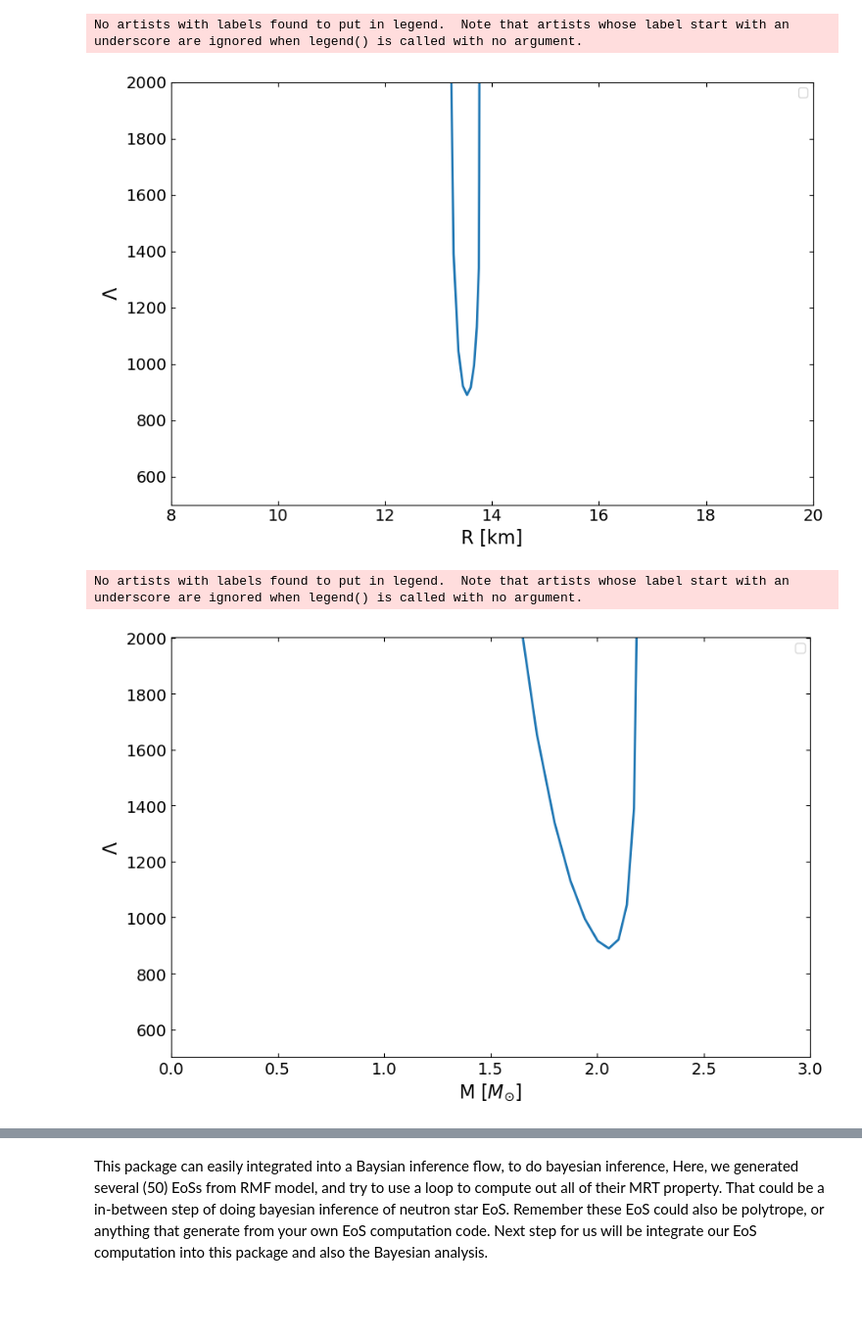
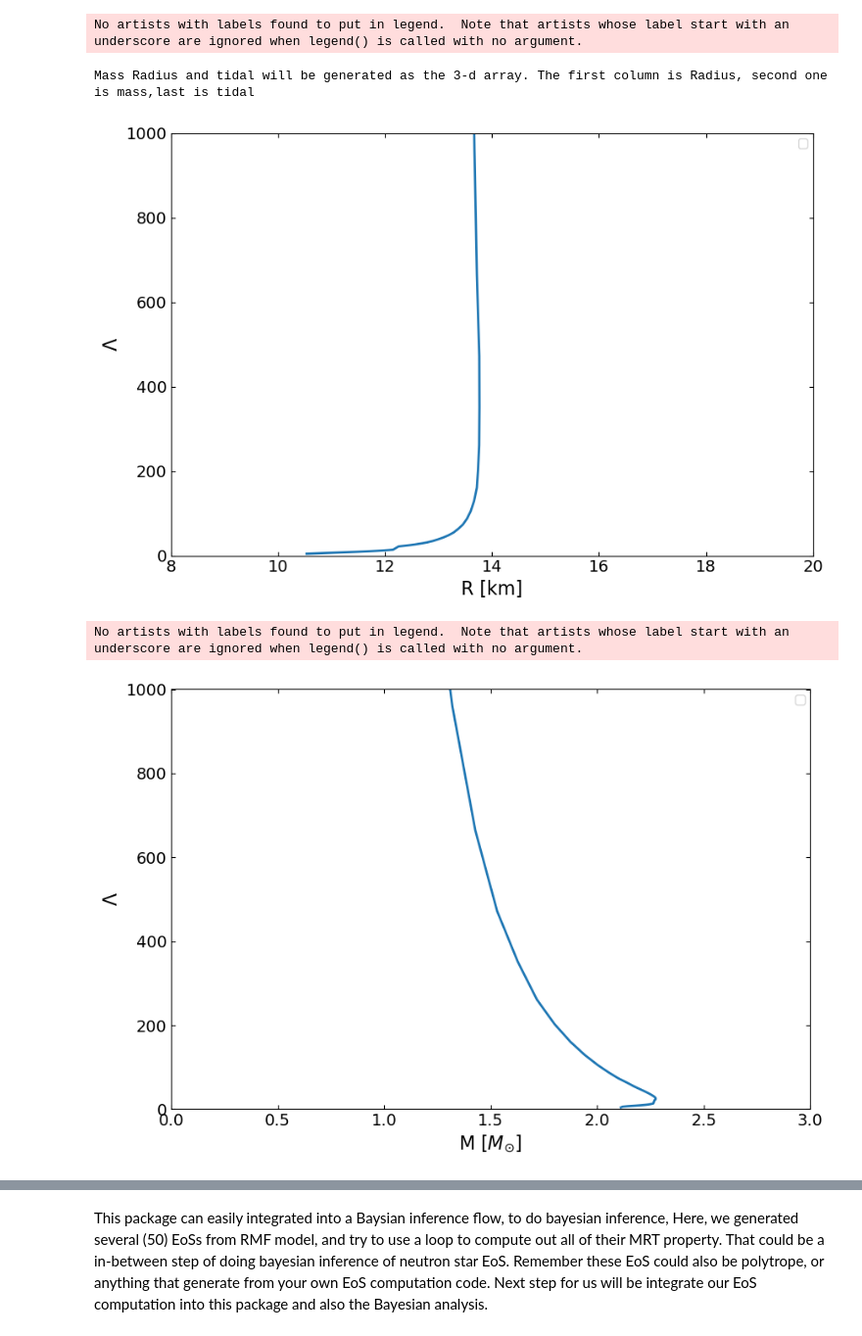
Before and after one commit to ChunHuangPhy/CompactOject, a Jupyter notebook: Test Case/test_script.ipynb, the cells around one changed output, grey strips where cells are left out. Shown at 98% size. Drawn from its saved outputs; the diff is of its cells as text; code cells hidden in the pictures; blank space fills up the shorter version.

Commit message:
make the plot for illustration

```diff
--- a/Test Case/test_script.ipynb
+++ b/Test Case/test_script.ipynb
@@ -48,21 +31,16 @@ Mass Radius file will be generated and stored as MassRadius.csv, and the 2-d arr
 [figure]
 # %%
+# try solve tidal property
+MRT = main.OutputMRT("Test_EOS.csv").T
 # Plot the Radius and Tidal curve
+
 fig, ax = plt.subplots(1,1, figsize=(9,6))
-tidal = []
-mass = []
-radius = []
-for i in range(len(MRT[1])):
-    if MRT[2][i] < 0:
-        tidal.append(numpy.abs(MRT[2][i]))
-        mass.append(MRT[1][i])
-        radius.append(MRT[0][i])
 
-ax.plot(radius, tidal,lw=2)
+ax.plot(MRT[0], MRT[2],lw=2)
 ax.set_ylabel(r'$\Lambda$', fontsize=16)
 ax.set_xlabel('R [km]', fontsize=16)
 ax.set_xlim(8., 20.)
-ax.set_ylim(500,2000)
+ax.set_ylim(0,1000)
 ax.legend()
 ax.tick_params(top=1,right=1, which='both', direction='in', labelsize=14)
 ax.tick_params(top=1,right=1, which='both', direction='in', labelsize=14)
@@ -70,21 +48,22 @@ fig.tight_layout()
 plt.show()
 # %% [output]
 No artists with labels found to put in legend.  Note that artists whose label start with an underscore are ignored when legend() is called with no argument.
+Mass Radius and tidal will be generated as the 3-d array. The first column is Radius, second one is mass,last is tidal
-[figure, old version]
+[figure, new version]
 # %%
 # Plot the Mass and Tidal curve
 fig, ax = plt.subplots(1,1, figsize=(9,6))
-ax.plot(mass, tidal,lw=2)
+ax.plot(MRT[1], MRT[2],lw=2)
 ax.set_ylabel(r'$\Lambda$', fontsize=16)
 ax.set_xlabel(r'M [$M_{\odot}$]', fontsize=16)
 ax.set_xlim(0., 3.)
-ax.set_ylim(500,2000)
+ax.set_ylim(0,1000)
 ax.legend()
 ax.tick_params(top=1,right=1, which='both', direction='in', labelsize=14)
 ax.tick_params(top=1,right=1, which='both', direction='in', labelsize=14)
 fig.tight_layout()
 plt.show()
 # %% [output]
 No artists with labels found to put in legend.  Note that artists whose label start with an underscore are ignored when legend() is called with no argument.
-[figure, old version]
+[figure, new version]
 # %%
```
Also changed, not shown: parts of 2 cells of this notebook.
